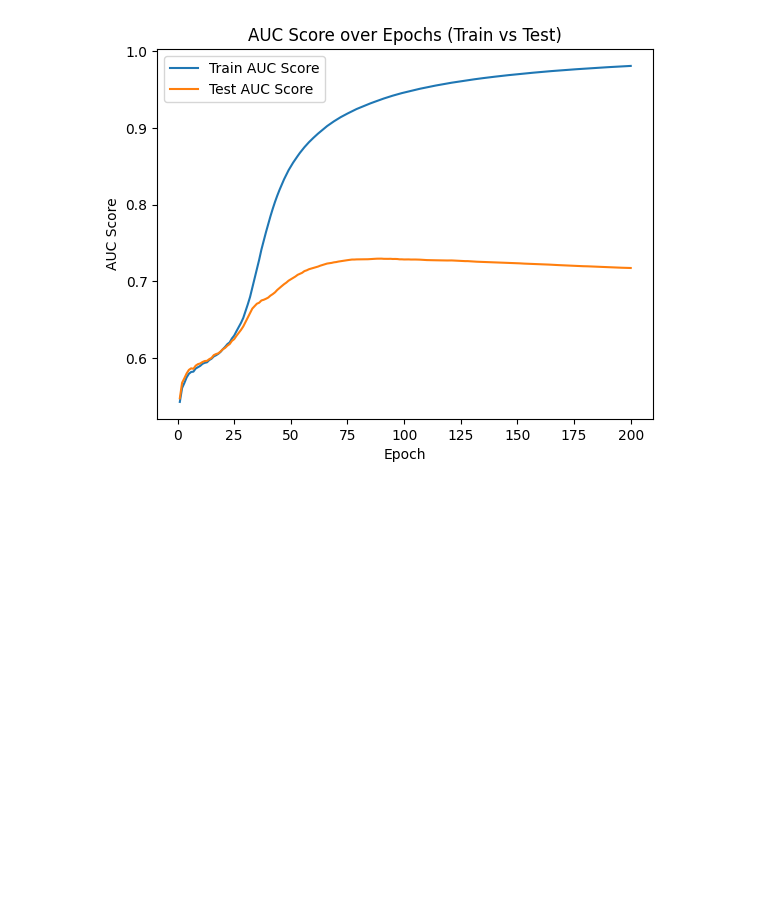
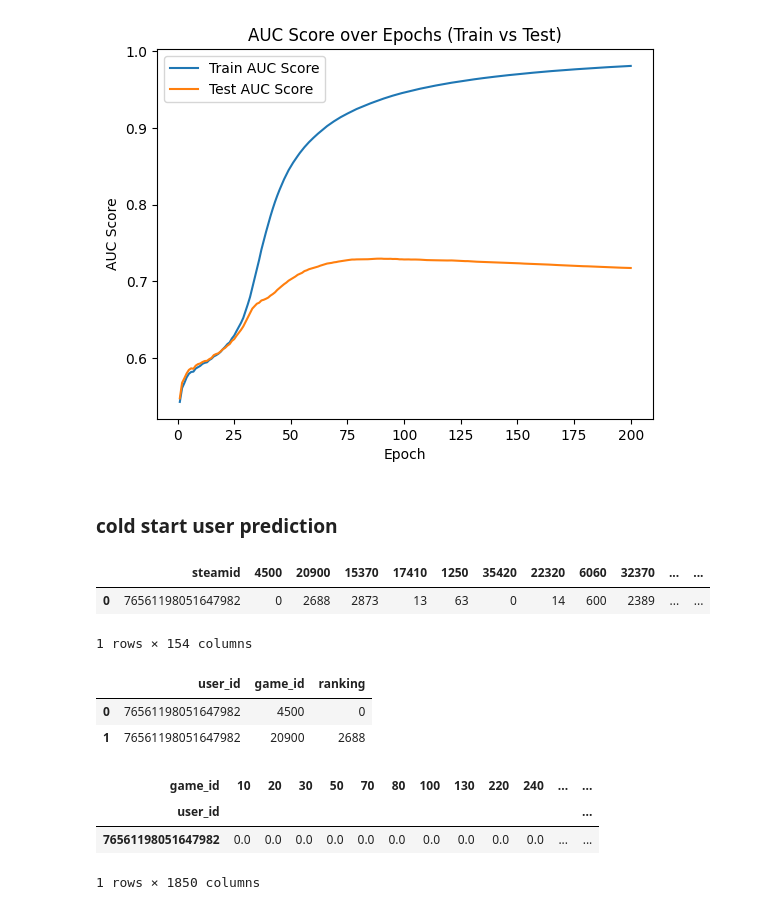
Before and after one commit to ms-Kras/GameBuddy, a Jupyter notebook: notebooks/Matrix_factorization.ipynb, the cells around one changed output. Drawn from its saved outputs; the diff is of its cells as text; code cells hidden in the pictures; blank space fills up the shorter version.

Commit message:
lightfm for a new user cold start

```diff
--- a/notebooks/Matrix_factorization.ipynb
+++ b/notebooks/Matrix_factorization.ipynb
@@ -407,3 +397,69 @@ plt.show()
 # %% [output]
 [figure]
 [figure]
+# %% [markdown]
+### cold start user prediction
+# %%
+steamid = 76561198051647982 #айдишник пользователя
+url = f'https://api.steampowered.com/IPlayerService/GetOwnedGames/v1/?key=ED07BAAA8209FFE5932318F82B8242A6&format=json&steamid={steamid}'
+response = requests.get(url)#, headers={ 'Accept-Language': 'en-EN, en;q=0.9'})
+profile = response.json()
+id_df = pd.DataFrame([steamid],columns=['steamid'])
+for game in profile['response']['games']:
+
+    appid = game['appid']
+    playtime = game['playtime_forever']
+    temp_df = pd.DataFrame({
+                    'steamid': [steamid],
+                    appid: [playtime]
+                })
+    id_df = pd.merge(id_df, temp_df, on='steamid', how="inner")
+id_df
+# %% [output]
+|  | steamid | 4500 | 20900 | 15370 | 17410 | 1250 | 35420 | 22320 | 6060 | 32370 | ... | ... |
+| 0 | 76561198051647982 | 0 | 2688 | 2873 | 13 | 63 | 0 | 14 | 600 | 2389 | ... | ... |
+1 rows × 154 columns
+# %%
+transformed_user_profile = []
+
+for index, row in id_df.iterrows():
+    user_id = row.values[0]
+
+    for game_ids, ranking in row.items():
+        if game_ids != 'steamid':
+
+            transformed_user_profile.append([user_id, game_ids, ranking])
+
+transformed_user_profile = pd.DataFrame(transformed_user_profile, columns=['user_id', 'game_id', 'ranking']).astype(int)
+transformed_user_profile.head(2)
+# %% [output]
+|  | user_id | game_id | ranking |
+| 0 | 76561198051647982 | 4500 | 0 |
+| 1 | 76561198051647982 | 20900 | 2688 |
+# %%
+scaler = MinMaxScaler(feature_range=(0, 10))
+transformed_user_profile['ranking'] = scaler.fit_transform(transformed_user_profile['ranking'].to_numpy().reshape(-1, 1))
+
+# Convert the 'ranking' column back to numeric type
+transformed_user_profile['ranking'] = pd.to_numeric(transformed_user_profile['ranking']).astype(int)
+# %%
+games_ids = transformed_df['game_id'].unique()
+games_ids_df = pd.DataFrame(games_ids, columns=['game_id']).astype(int)
+
+merged_df = games_ids_df.merge(transformed_user_profile, on='game_id', how='left')
+
+merged_df['user_id'] = steamid
+merged_df.fillna(0, inplace=True)
+# %%
+user_profile_interaction = pd.pivot_table(merged_df, index='user_id', columns='game_id', values='ranking')
+# fill missing values with 0
+user_profile_interaction = user_profile_interaction.fillna(0)
+user_profile_interaction_csr = csr_matrix(user_profile_interaction.values)
+# %%
+new_user_added_df = pd.concat([user_game_interaction, user_profile_interaction], axis=0)
+new_user_added_df.tail(1)
+# %% [output]
+| game_id | 10 | 20 | 30 | 50 | 70 | 80 | 100 | 130 | 220 | 240 | ... | ... |
+| user_id |  |  |  |  |  |  |  |  |  |  |  | ... |
+| 76561198051647982 | 0.0 | 0.0 | 0.0 | 0.0 | 0.0 | 0.0 | 0.0 | 0.0 | 0.0 | 0.0 | ... | ... |
+1 rows × 1850 columns
```
Also changed, not shown: parts of 5 cells of this notebook.
